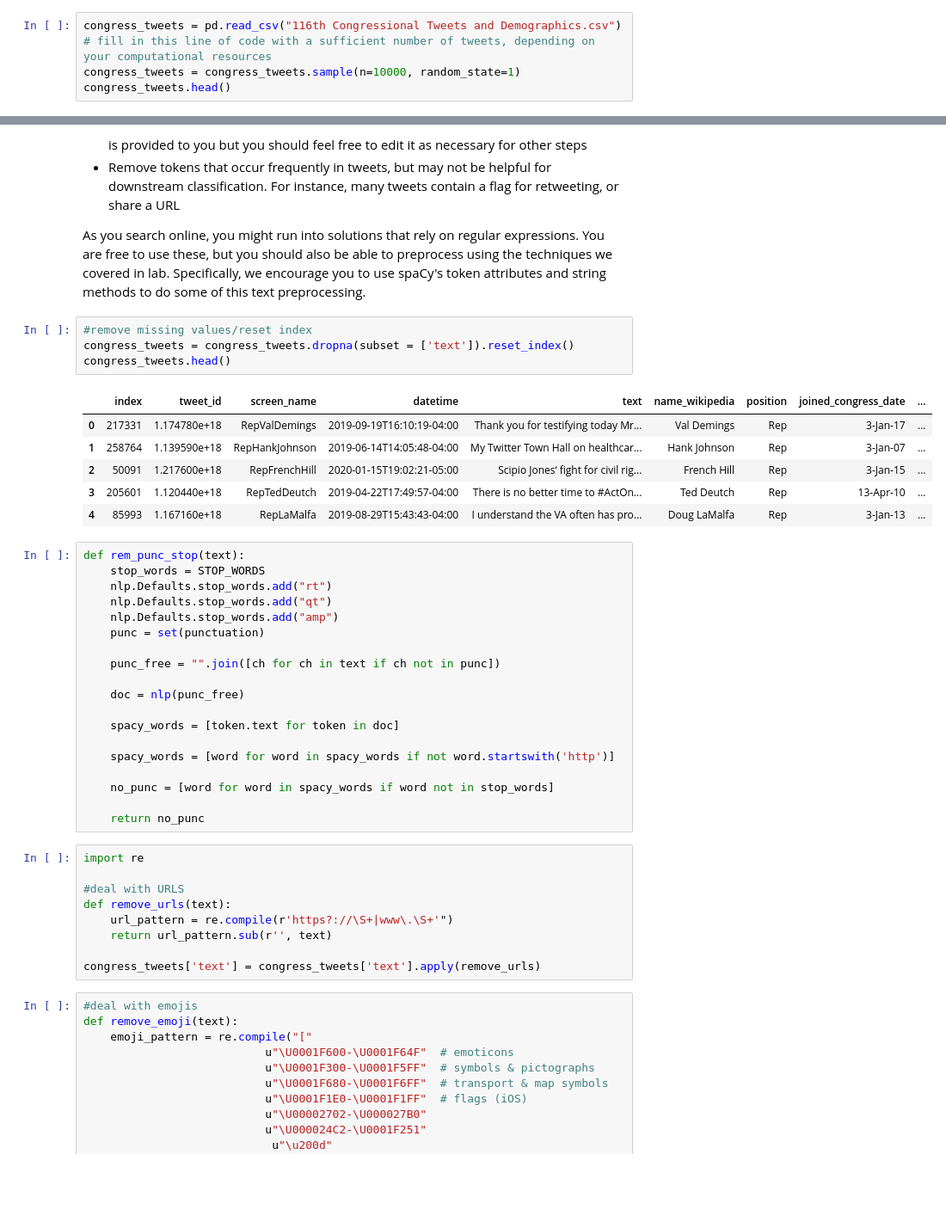
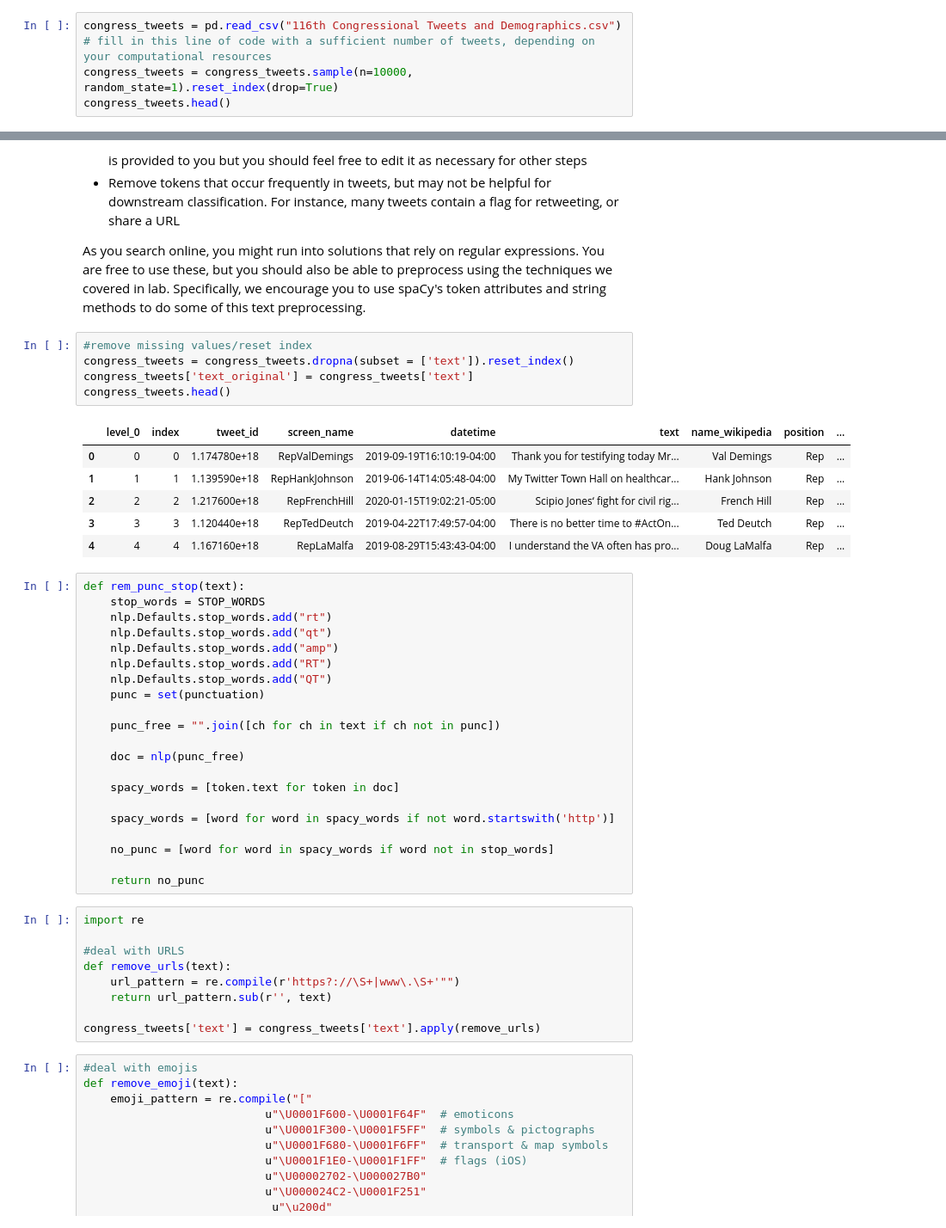
Before and after one commit to ireminal/CSS_Project5_Group1, a Jupyter notebook: Project 5 Student.ipynb, the cells around one changed output, grey strips where cells are left out. Shown at 86% size. Cells and saved outputs as stored; diff of their text form; blank space fills up the shorter version.

```diff
--- a/Project 5 Student.ipynb
+++ b/Project 5 Student.ipynb
@@ -42,7 +42,7 @@ import seaborn as sns
 # %%
 congress_tweets = pd.read_csv("116th Congressional Tweets and Demographics.csv")
 # fill in this line of code with a sufficient number of tweets, depending on your computational resources
-congress_tweets = congress_tweets.sample(n=10000, random_state=1)
+congress_tweets = congress_tweets.sample(n=10000, random_state=1).reset_index(drop=True)
 congress_tweets.head()
 # %% [output]
 |  | tweet_id | screen_name | datetime | text | name_wikipedia | position | joined_congress_date | birthday | ... |
@@ -63,20 +63,23 @@ As you search online, you might run into solutions that rely on regular expressi
 # %%
 #remove missing values/reset index
 congress_tweets = congress_tweets.dropna(subset = ['text']).reset_index()
+congress_tweets['text_original'] = congress_tweets['text']
 congress_tweets.head()
 # %% [output]
-|  | index | tweet_id | screen_name | datetime | text | name_wikipedia | position | joined_congress_date | ... |
-| 0 | 217331 | 1.174780e+18 | RepValDemings | 2019-09-19T16:10:19-04:00 | Thank you for testifying today Mr... | Val Demings | Rep | 3-Jan-17 | ... |
-| 1 | 258764 | 1.139590e+18 | RepHankJohnson | 2019-06-14T14:05:48-04:00 | My Twitter Town Hall on healthcar... | Hank Johnson | Rep | 3-Jan-07 | ... |
-| 2 | 50091 | 1.217600e+18 | RepFrenchHill | 2020-01-15T19:02:21-05:00 | Scipio Jones‘ fight for civil rig... | French Hill | Rep | 3-Jan-15 | ... |
-| 3 | 205601 | 1.120440e+18 | RepTedDeutch | 2019-04-22T17:49:57-04:00 | There is no better time to #ActOn... | Ted Deutch | Rep | 13-Apr-10 | ... |
-| 4 | 85993 | 1.167160e+18 | RepLaMalfa | 2019-08-29T15:43:43-04:00 | I understand the VA often has pro... | Doug LaMalfa | Rep | 3-Jan-13 | ... |
+|  | level_0 | index | tweet_id | screen_name | datetime | text | name_wikipedia | position | ... |
+| 0 | 0 | 0 | 1.174780e+18 | RepValDemings | 2019-09-19T16:10:19-04:00 | Thank you for testifying today Mr... | Val Demings | Rep | ... |
+| 1 | 1 | 1 | 1.139590e+18 | RepHankJohnson | 2019-06-14T14:05:48-04:00 | My Twitter Town Hall on healthcar... | Hank Johnson | Rep | ... |
+| 2 | 2 | 2 | 1.217600e+18 | RepFrenchHill | 2020-01-15T19:02:21-05:00 | Scipio Jones‘ fight for civil rig... | French Hill | Rep | ... |
+| 3 | 3 | 3 | 1.120440e+18 | RepTedDeutch | 2019-04-22T17:49:57-04:00 | There is no better time to #ActOn... | Ted Deutch | Rep | ... |
+| 4 | 4 | 4 | 1.167160e+18 | RepLaMalfa | 2019-08-29T15:43:43-04:00 | I understand the VA often has pro... | Doug LaMalfa | Rep | ... |
 # %%
 def rem_punc_stop(text):
     stop_words = STOP_WORDS
     nlp.Defaults.stop_words.add("rt")
     nlp.Defaults.stop_words.add("qt")
     nlp.Defaults.stop_words.add("amp")
+    nlp.Defaults.stop_words.add("RT")
+    nlp.Defaults.stop_words.add("QT")
     punc = set(punctuation)
 
     punc_free = "".join([ch for ch in text if ch not in punc])
@@ -95,7 +98,7 @@ import re
 
 #deal with URLS
 def remove_urls(text):
-    url_pattern = re.compile(r'https?://\S+|www\.\S+'")
+    url_pattern = re.compile(r'https?://\S+|www\.\S+'"")
     return url_pattern.sub(r'', text)
 
 congress_tweets['text'] = congress_tweets['text'].apply(remove_urls)
```
Also changed, not shown: parts of 15 cells of this notebook.
